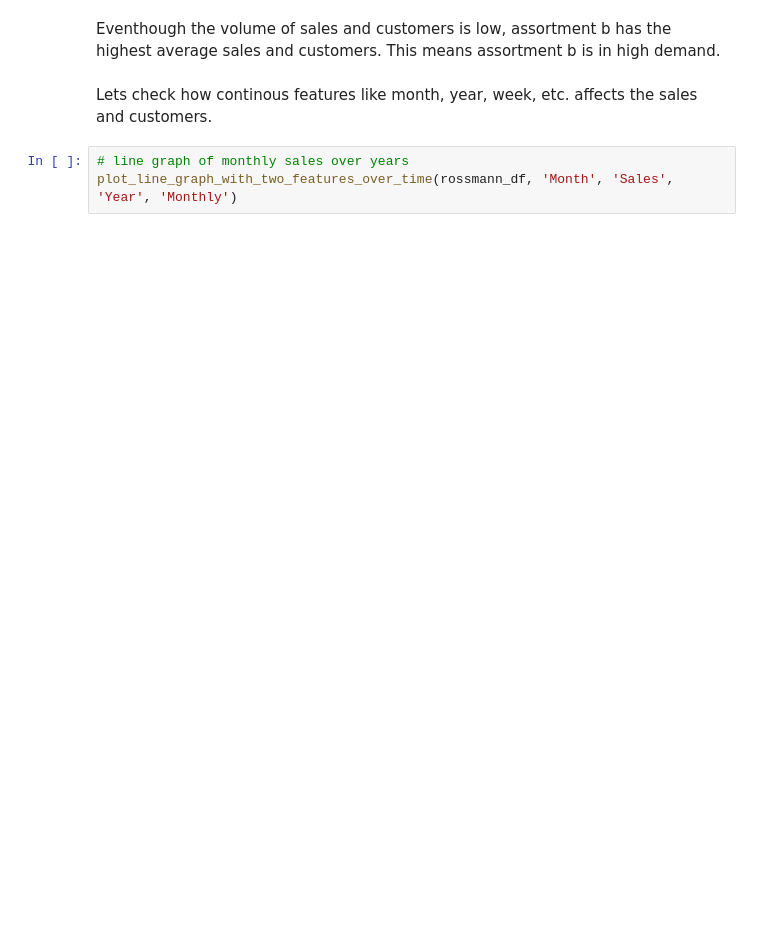
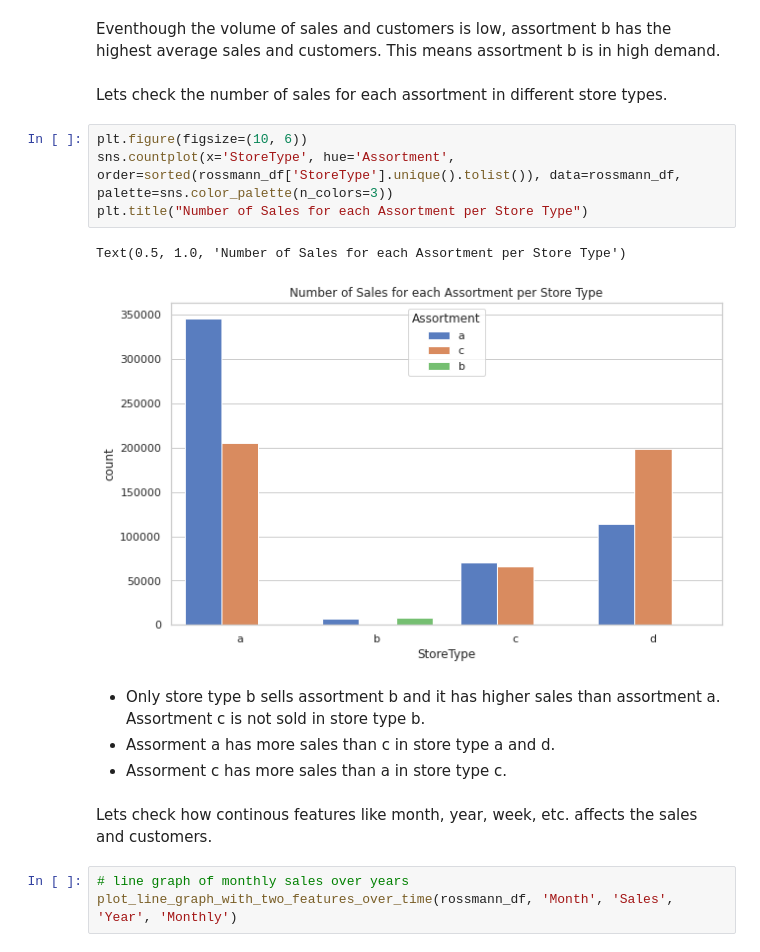
Before and after one commit to connect-midhunr/rossmann-sales-prediction, a Jupyter notebook: Rossmann_Sales_Prediction_Capstone_Project.ipynb, the cells around one changed output. Cells and saved outputs as stored; diff of their text form; blank space fills up the shorter version.

```diff
--- a/Rossmann_Sales_Prediction_Capstone_Project.ipynb
+++ b/Rossmann_Sales_Prediction_Capstone_Project.ipynb
@@ -834,5 +856,18 @@ for feature in ('Sales', 'Customers'):
 # %% [markdown]
 Eventhough the volume of sales and customers is low, assortment b has the highest average sales and customers. This means assortment b is in high demand.
+# %% [markdown]
+Lets check the number of sales for each assortment in different store types.
+# %%
+plt.figure(figsize=(10, 6))
+sns.countplot(x='StoreType', hue='Assortment', order=sorted(rossmann_df['StoreType'].unique().tolist()), data=rossmann_df, palette=sns.color_palette(n_colors=3))
+plt.title("Number of Sales for each Assortment per Store Type")
+# %% [output]
+Text(0.5, 1.0, 'Number of Sales for each Assortment per Store Type')
+[figure, added]
+# %% [markdown]
+*   Only store type b sells assortment b and it has higher sales than assortment a. Assortment c is not sold in store type b.
+*   Assorment a has more sales than c in store type a and d.
+*   Assorment c has more sales than a in store type c.
 # %% [markdown]
 Lets check how continous features like month, year, week, etc. affects the sales and customers.
 # %%
```
Also changed, not shown: parts of 48 cells of this notebook.
